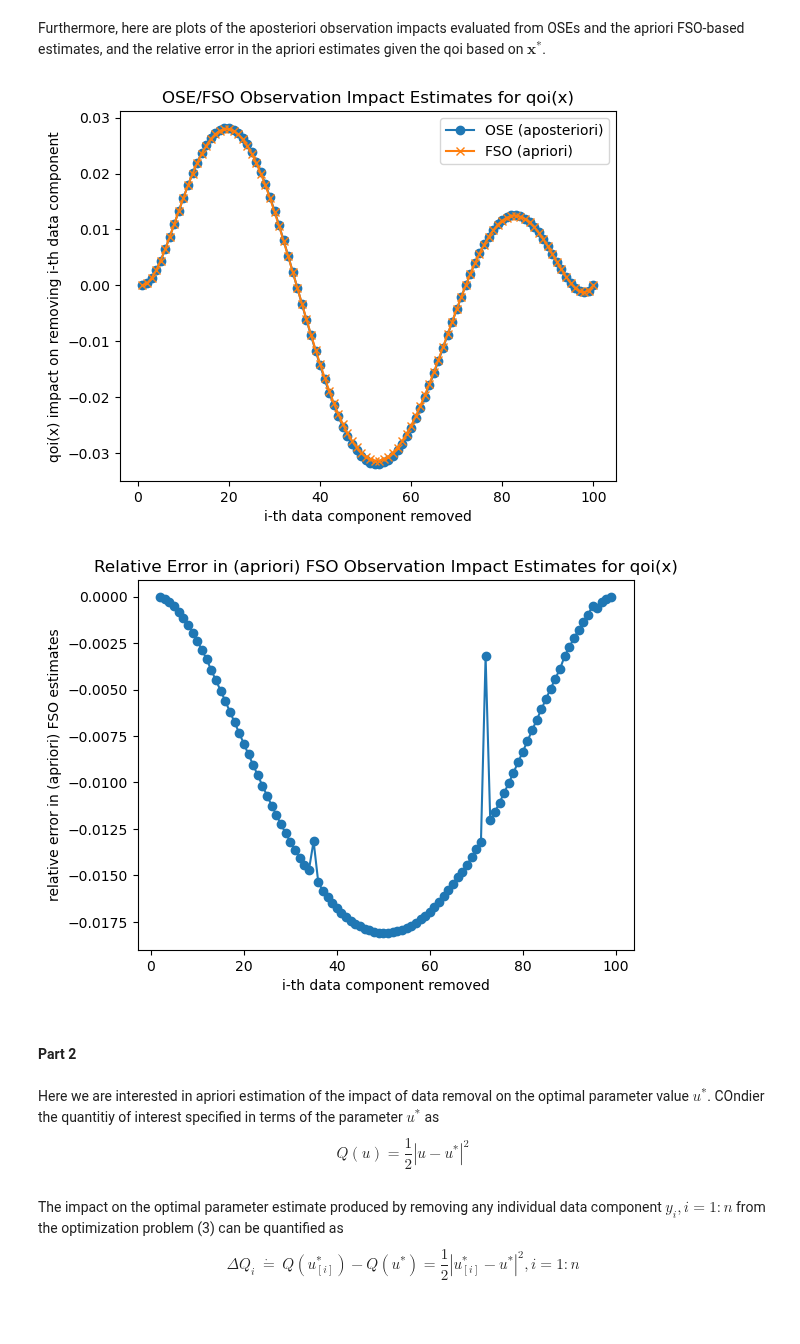
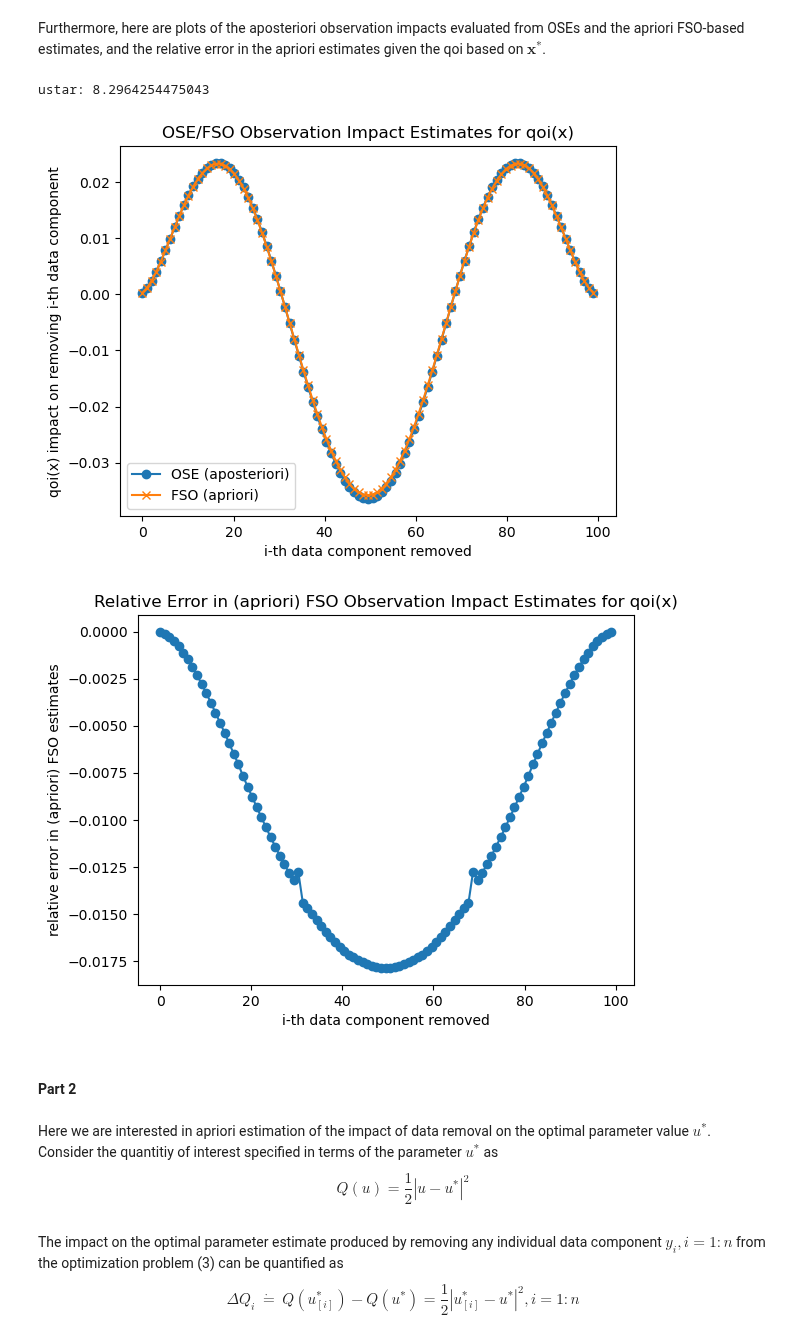
Before and after one commit to eabogle/numerical-optimization, a Jupyter notebook: model_constrained/Homework_5.ipynb, the cells around one changed output. Saved outputs shown, nothing was run; the diff lists cells and outputs as text; code cells hidden in the pictures.

```diff
--- a/model_constrained/Homework_5.ipynb
+++ b/model_constrained/Homework_5.ipynb
@@ -429,15 +441,16 @@ def plotspart2(osex, oseu, fsox, fsou):
 # %% [markdown]
 Furthermore, here are plots of the aposteriori observation impacts evaluated from OSEs and the apriori FSO-based estimates, and the relative error in the apriori estimates given the qoi based on $\mathbf{x}^*$.
 # %%
-(osex, oseu, fsox, fsou) = homework5(0, 30.0)
+(osex, oseu, fsox, fsou) = homework5(0, 25.0)
 plotspart1(osex, oseu, fsox, fsou)
 # %% [output]
+ustar: 8.2964254475043
-[figure, old version]
+[figure, new version]
-[figure, old version]
+[figure, new version]
 # %% [markdown]
 #### Part 2
 # %% [markdown]
-Here we are interested in apriori estimation of the impact of data removal on the optimal parameter value $u^*$. COndier the quantitiy of interest specified in terms of the parameter $u^*$ as
+Here we are interested in apriori estimation of the impact of data removal on the optimal parameter value $u^*$. Consider the quantitiy of interest specified in terms of the parameter $u^*$ as
 $$
 Q(u) = \frac{1}{2} |u-u^*|^2
 \tag{20}
```
Also changed, not shown: parts of 2 cells of this notebook, 2 other files.
